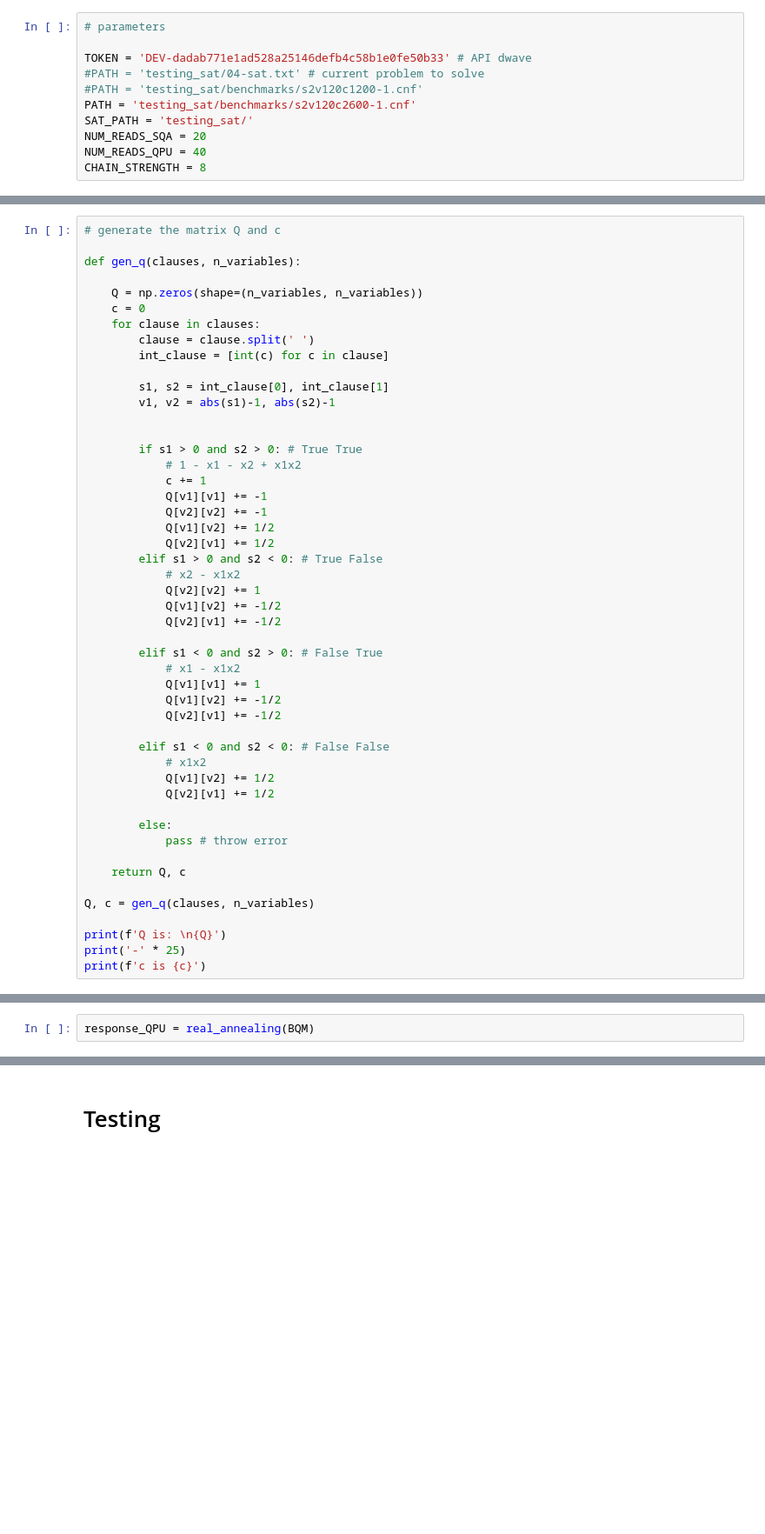
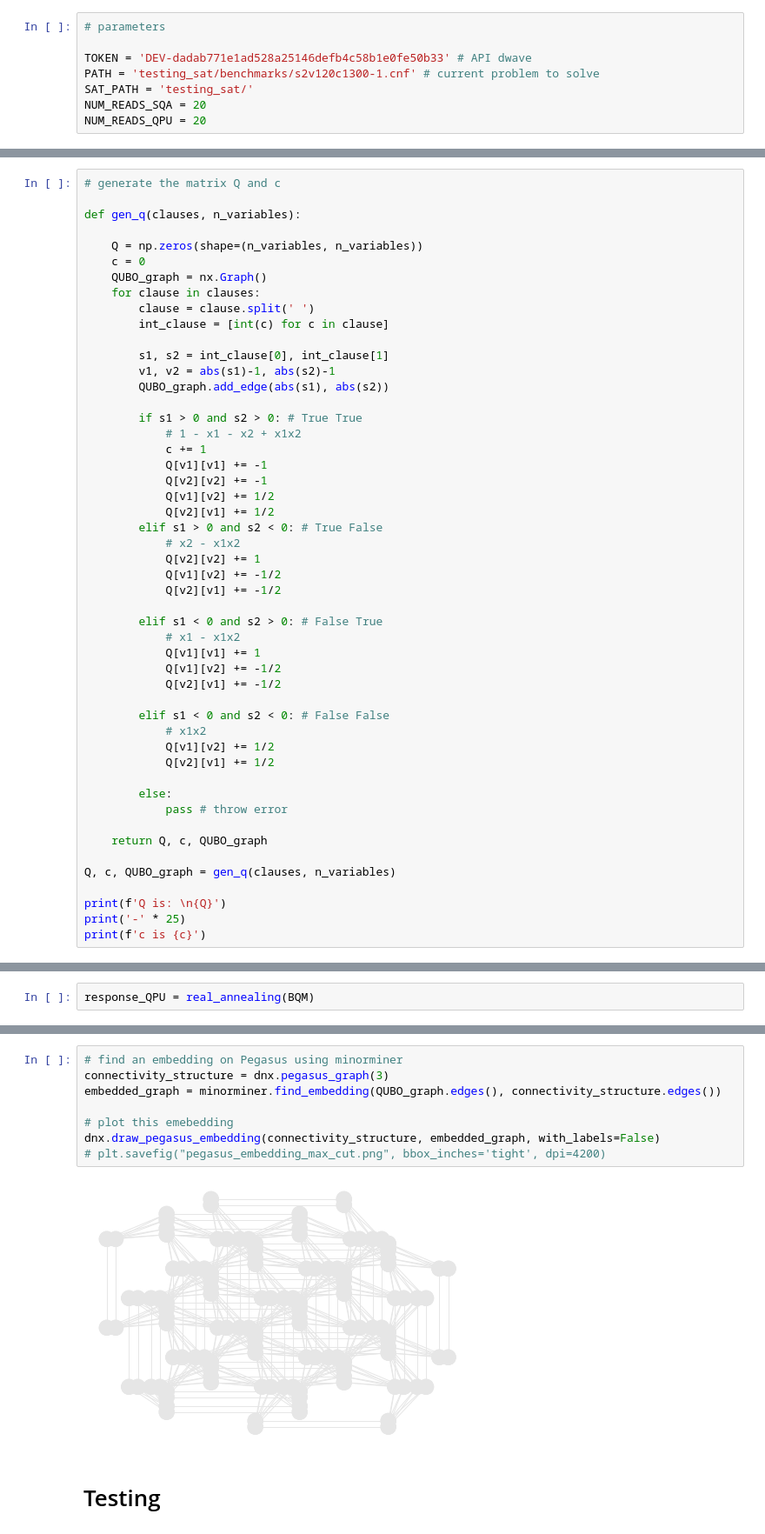
Before and after one commit to Megapiro/AQML_Project, a Jupyter notebook: Max2-Sat/Max2-Sat.ipynb, the cells around one changed output, grey strips where cells are left out. Shown at 87% size. Drawn from its saved outputs; the diff is of its cells as text; blank space fills up the shorter version.

```diff
--- a/Max2-Sat/Max2-Sat.ipynb
+++ b/Max2-Sat/Max2-Sat.ipynb
@@ -16,13 +20,10 @@ import dimod
 # parameters
 
 TOKEN = 'DEV-dadab771e1ad528a25146defb4c58b1e0fe50b33' # API dwave
-#PATH = 'testing_sat/04-sat.txt' # current problem to solve
-#PATH = 'testing_sat/benchmarks/s2v120c1200-1.cnf'
-PATH = 'testing_sat/benchmarks/s2v120c2600-1.cnf'
+PATH = 'testing_sat/benchmarks/s2v120c1300-1.cnf' # current problem to solve
 SAT_PATH = 'testing_sat/'
 NUM_READS_SQA = 20
-NUM_READS_QPU = 40
-CHAIN_STRENGTH = 8
+NUM_READS_QPU = 20
 # %% [markdown]
 # Create QUBO
 
@@ -75,13 +76,14 @@ def gen_q(clauses, n_variables):
 
     Q = np.zeros(shape=(n_variables, n_variables))
     c = 0
+    QUBO_graph = nx.Graph()
     for clause in clauses:
         clause = clause.split(' ')
         int_clause = [int(c) for c in clause]
 
         s1, s2 = int_clause[0], int_clause[1]
         v1, v2 = abs(s1)-1, abs(s2)-1
-
+        QUBO_graph.add_edge(abs(s1), abs(s2))
 
         if s1 > 0 and s2 > 0: # True True
             # 1 - x1 - x2 + x1x2
@@ -110,9 +112,9 @@ def gen_q(clauses, n_variables):
         else:
             pass # throw error
 
-    return Q, c
+    return Q, c, QUBO_graph
 
-Q, c = gen_q(clauses, n_variables)
+Q, c, QUBO_graph = gen_q(clauses, n_variables)
 
 print(f'Q is: \n{Q}')
 print('-' * 25)
@@ -373,3 +342,13 @@ Sample(sample={'x_1': 1, 'x_10': 1, 'x_100': 0, 'x_101': 0, 'x_102': 1, 'x_103':
+# %%
+# find an embedding on Pegasus using minorminer
+connectivity_structure = dnx.pegasus_graph(3)
+embedded_graph = minorminer.find_embedding(QUBO_graph.edges(), connectivity_structure.edges())
+
+# plot this emebedding
+dnx.draw_pegasus_embedding(connectivity_structure, embedded_graph, with_labels=False)
+# plt.savefig("pegasus_embedding_max_cut.png", bbox_inches='tight', dpi=4200)
+# %% [output]
+[figure, added]
 # %% [markdown]
 # Testing
 # %%
```
Also changed, not shown: parts of 22 cells of this notebook.
